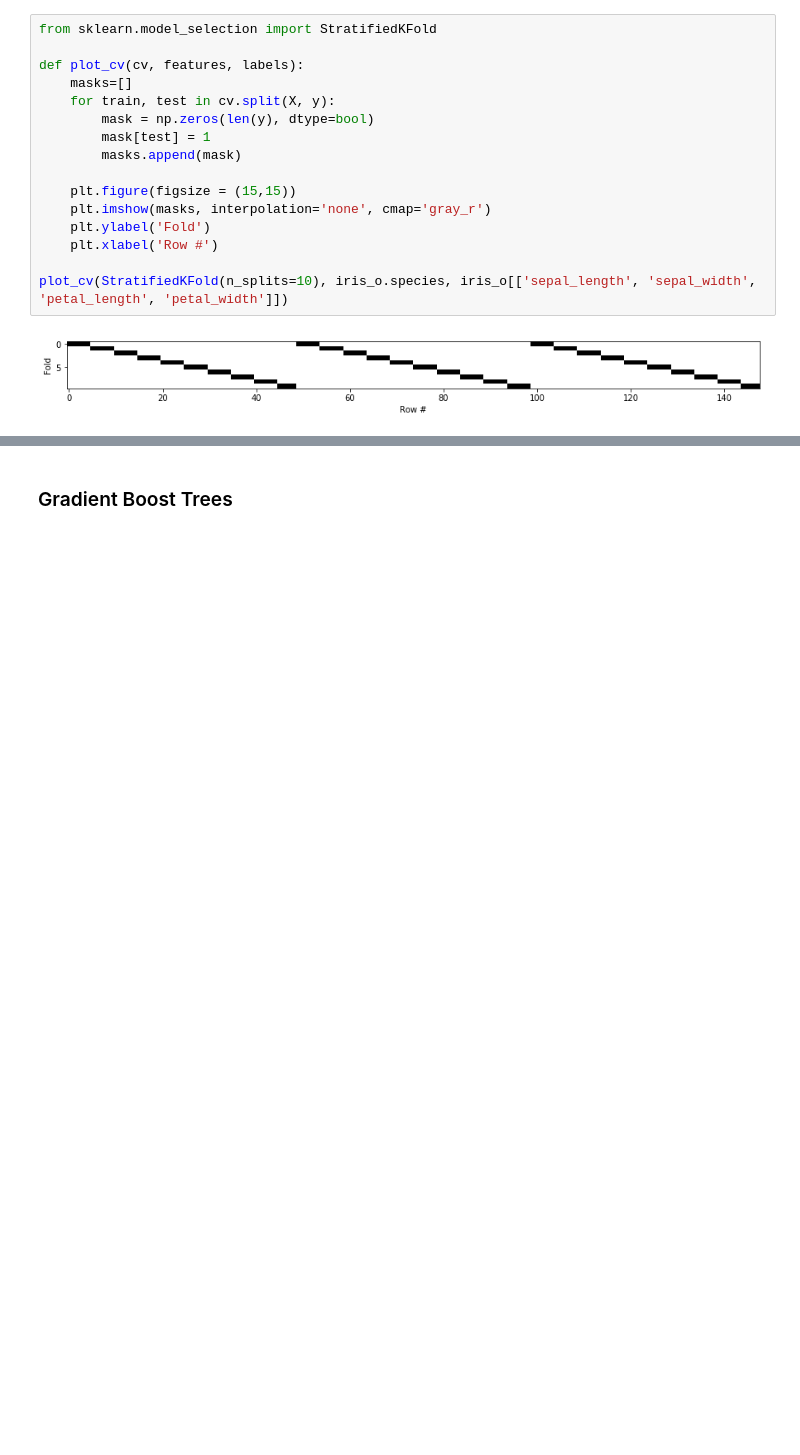
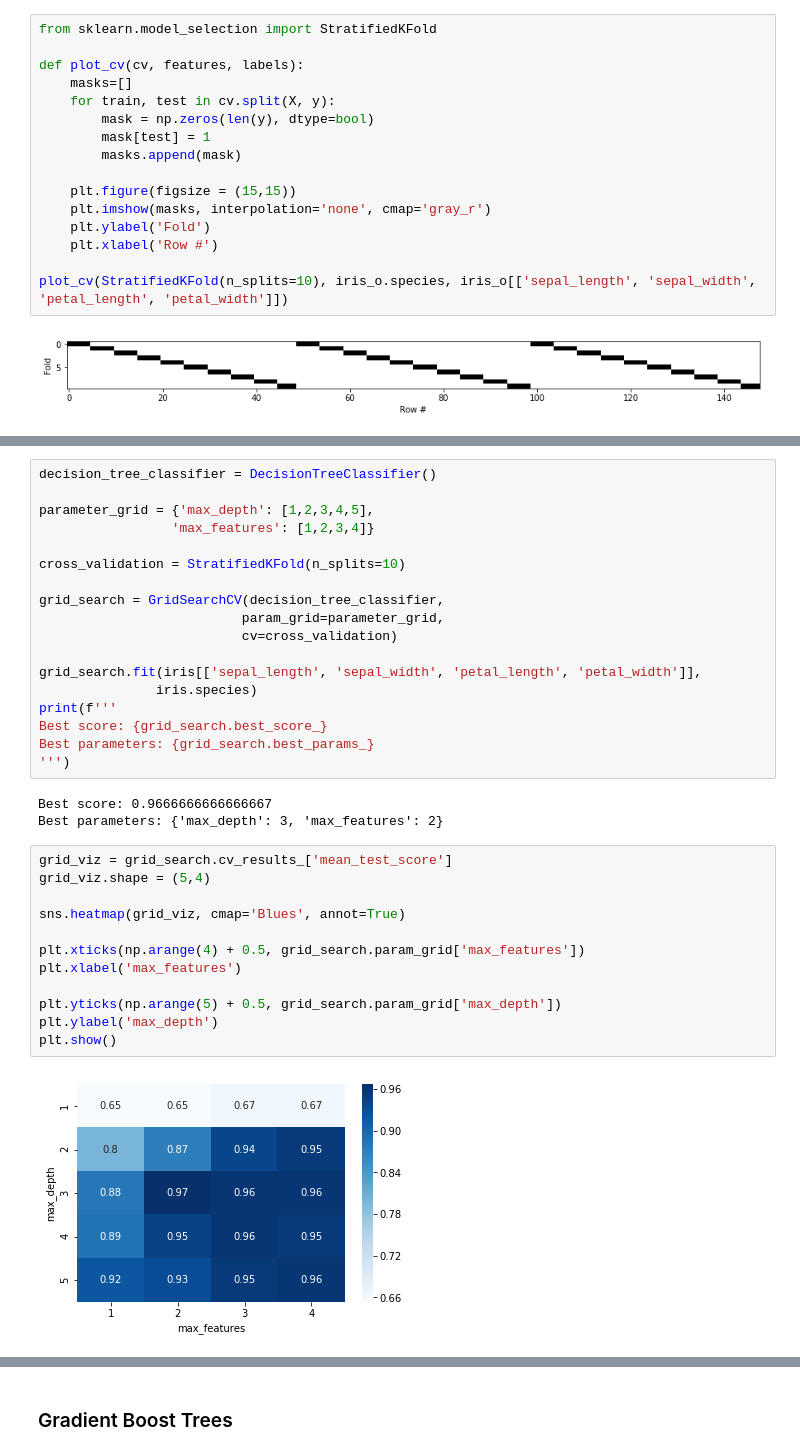
Before and after one commit to RekaCodes/iris, a Jupyter notebook: iris.ipynb, the cells around one changed output, grey strips where cells are left out. Drawn from its saved outputs; the diff is of its cells as text; blank space fills up the shorter version.

```diff
--- a/iris.ipynb
+++ b/iris.ipynb
@@ -544,0 +548,35 @@ plot_cv(StratifiedKFold(n_splits=10), iris_o.species, iris_o[['sepal_length', 's
+# %%
+decision_tree_classifier = DecisionTreeClassifier()
+
+parameter_grid = {'max_depth': [1,2,3,4,5],
+                 'max_features': [1,2,3,4]}
+
+cross_validation = StratifiedKFold(n_splits=10)
+
+grid_search = GridSearchCV(decision_tree_classifier,
+                          param_grid=parameter_grid,
+                          cv=cross_validation)
+
+grid_search.fit(iris[['sepal_length', 'sepal_width', 'petal_length', 'petal_width']],
+               iris.species)
+print(f'''
+Best score: {grid_search.best_score_}
+Best parameters: {grid_search.best_params_}
+''')
+# %% [output]
+Best score: 0.9666666666666667
+Best parameters: {'max_depth': 3, 'max_features': 2}
+# %%
+grid_viz = grid_search.cv_results_['mean_test_score']
+grid_viz.shape = (5,4)
+
+sns.heatmap(grid_viz, cmap='Blues', annot=True)
+
+plt.xticks(np.arange(4) + 0.5, grid_search.param_grid['max_features'])
+plt.xlabel('max_features')
+
+plt.yticks(np.arange(5) + 0.5, grid_search.param_grid['max_depth'])
+plt.ylabel('max_depth')
+plt.show()
+# %% [output]
+[figure, added]
```
Also changed, not shown: parts of 4 cells of this notebook.
